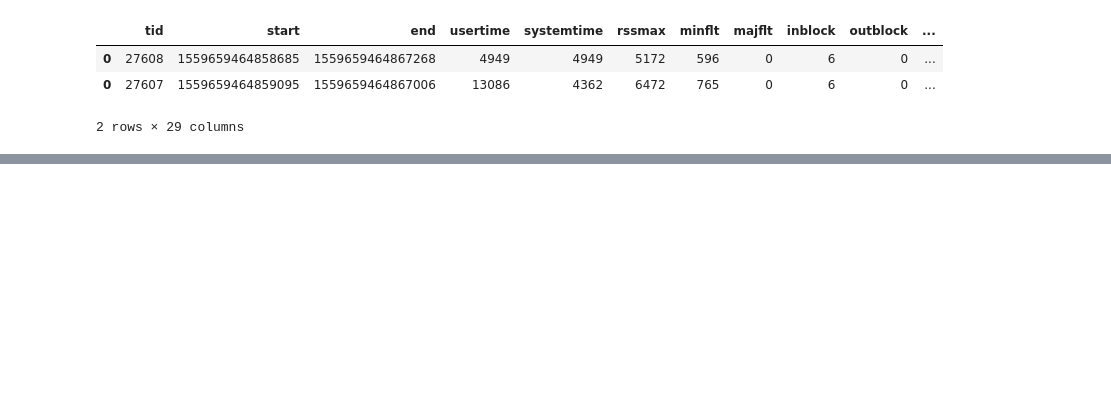
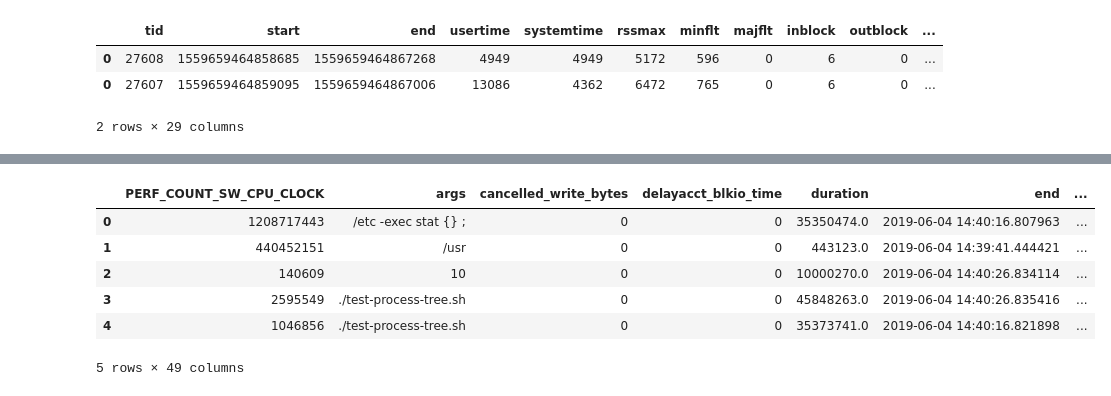
Before and after one commit to ilaflott/epmt, a Jupyter notebook: Query-API.ipynb, the cells around one changed output, grey strips where cells are left out. Cells and saved outputs as stored; diff of their text form; code cells hidden in the pictures; blank space fills up the shorter version.

```diff
--- a/Query-API.ipynb
+++ b/Query-API.ipynb
@@ -95,0 +117,13 @@ eq.get_thread_metrics([3619, 3622])
+# %%
+# below we filter those processes of the job that exceed a certain
+# wallclock time, and then sort them by the exclusive cpu time (user+system)
+# fltr can be a lamdba function or a string
+eq.get_procs('18431', fltr = lambda p: p.duration > 100000, order = 'desc(p.exclusive_cpu_time)', fmt='pandas')
+# %% [output]
+|  | PERF_COUNT_SW_CPU_CLOCK | args | cancelled_write_bytes | delayacct_blkio_time | duration | end | ... |
+| 0 | 1208717443 | /etc -exec stat {} ; | 0 | 0 | 35350474.0 | 2019-06-04 14:40:16.807963 | ... |
+| 1 | 440452151 | /usr | 0 | 0 | 443123.0 | 2019-06-04 14:39:41.444421 | ... |
+| 2 | 140609 | 10 | 0 | 0 | 10000270.0 | 2019-06-04 14:40:26.834114 | ... |
+| 3 | 2595549 | ./test-process-tree.sh | 0 | 0 | 45848263.0 | 2019-06-04 14:40:26.835416 | ... |
+| 4 | 1046856 | ./test-process-tree.sh | 0 | 0 | 35373741.0 | 2019-06-04 14:40:16.821898 | ... |
+5 rows × 49 columns
```
Also changed, not shown: parts of 11 cells of this notebook.
